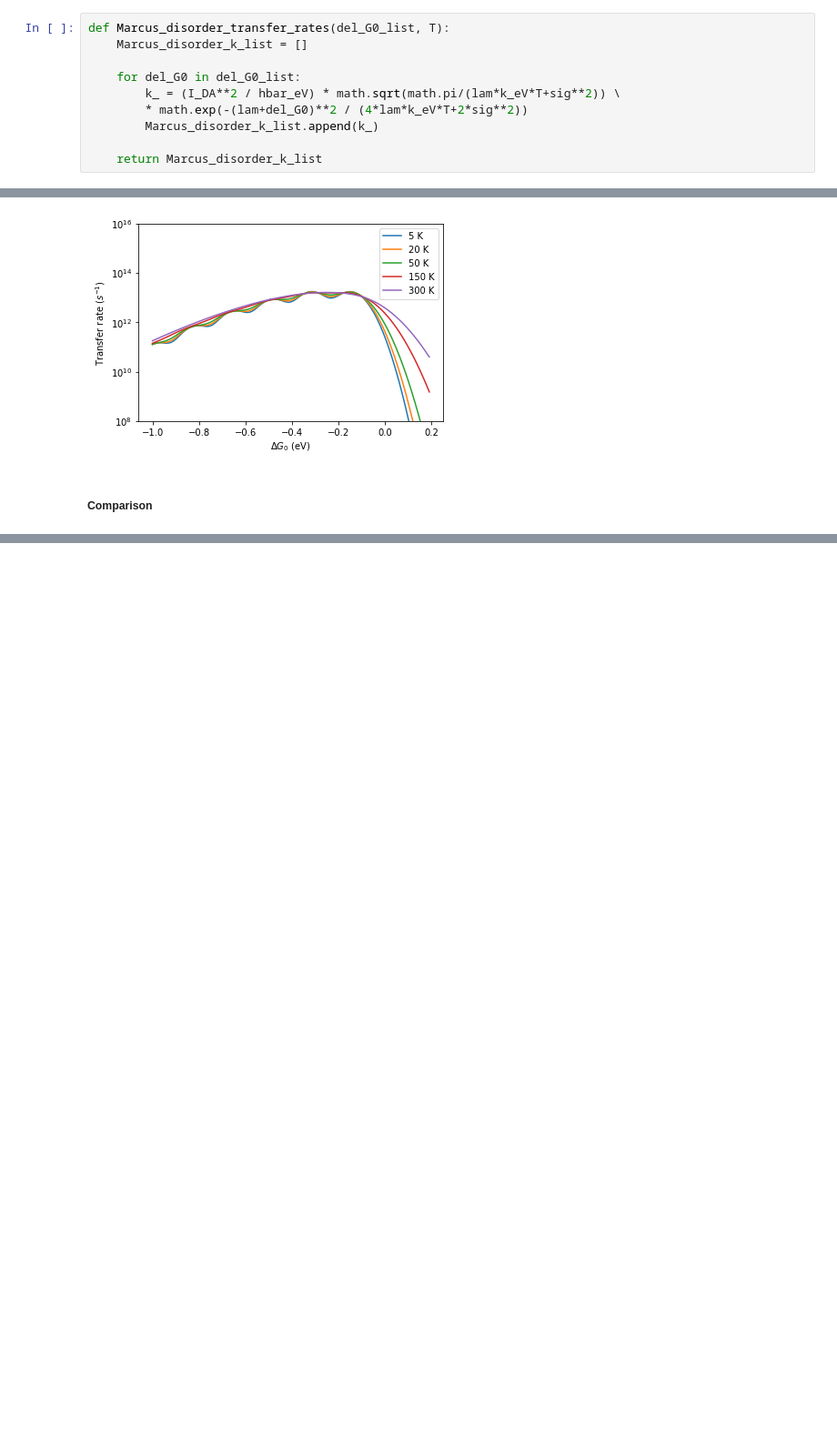
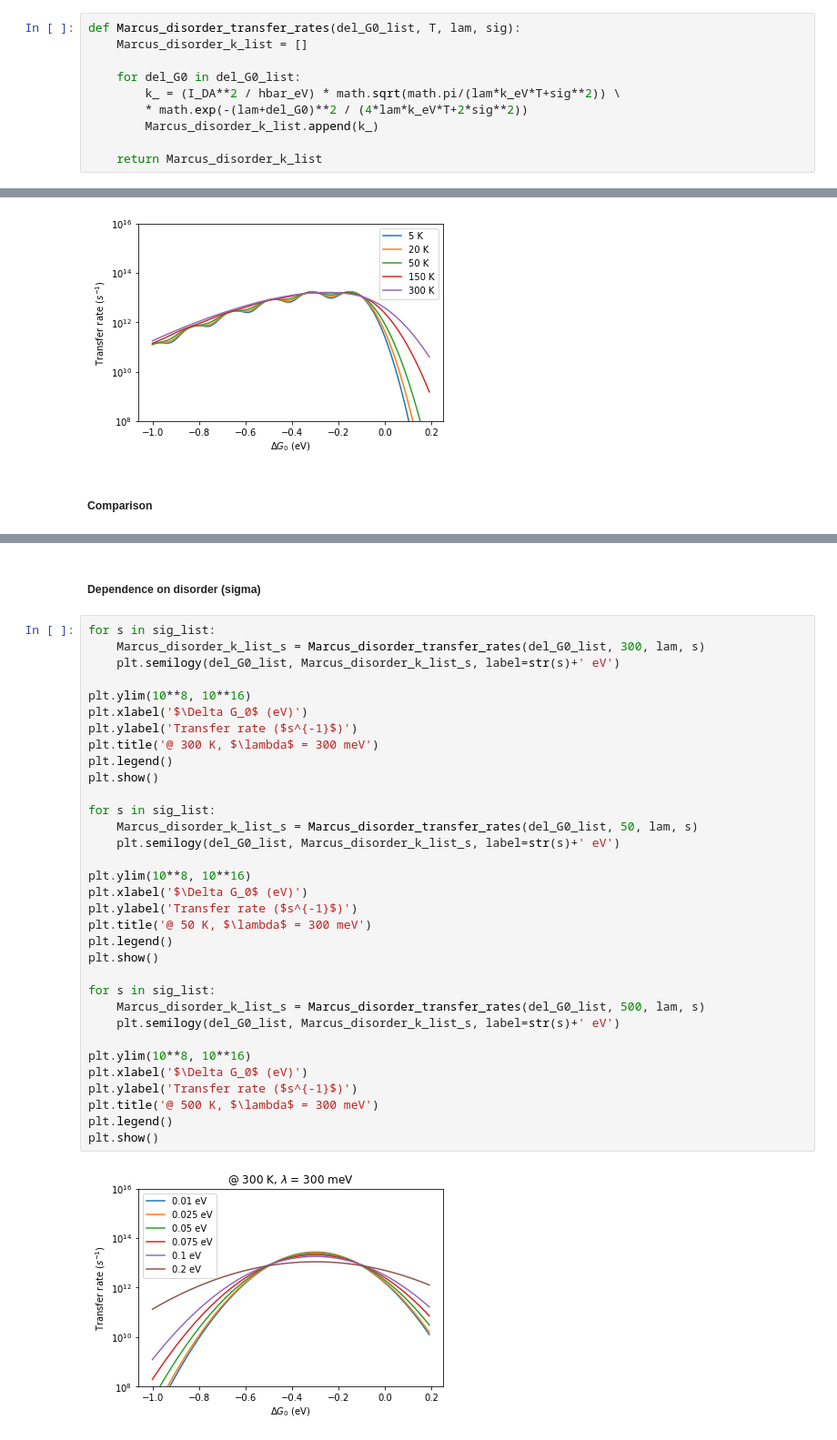
Before and after one commit to annajungbluth/Transition-Rates, a Jupyter notebook: Transition_Rates [Marcus vs. MLJ Theory].ipynb, the cells around one changed output, grey strips where cells are left out. Shown: that part at 91% size. Drawn from its saved outputs; the diff is of its cells as text; blank space fills up the shorter version.

```diff
--- a/Transition_Rates [Marcus vs. MLJ Theory].ipynb
+++ b/Transition_Rates [Marcus vs. MLJ Theory].ipynb
@@ -50,7 +50,7 @@ plt.show()
 # %% [markdown]
 ##### Including Disorder
 # %%
-def Marcus_disorder_transfer_rates(del_G0_list, T):
+def Marcus_disorder_transfer_rates(del_G0_list, T, lam, sig):
     Marcus_disorder_k_list = []
 
     for del_G0 in del_G0_list:
@@ -159,0 +210,37 @@ plt.show()
+# %% [markdown]
+##### Dependence on disorder (sigma)
+# %%
+for s in sig_list:
+    Marcus_disorder_k_list_s = Marcus_disorder_transfer_rates(del_G0_list, 300, lam, s)
+    plt.semilogy(del_G0_list, Marcus_disorder_k_list_s, label=str(s)+' eV')
+
+plt.ylim(10**8, 10**16)
+plt.xlabel('$\Delta G_0$ (eV)')
+plt.ylabel('Transfer rate ($s^{-1}$)')
+plt.title('@ 300 K, $\lambda$ = 300 meV')
+plt.legend()
+plt.show()
+
+for s in sig_list:
+    Marcus_disorder_k_list_s = Marcus_disorder_transfer_rates(del_G0_list, 50, lam, s)
+    plt.semilogy(del_G0_list, Marcus_disorder_k_list_s, label=str(s)+' eV')
+
+plt.ylim(10**8, 10**16)
+plt.xlabel('$\Delta G_0$ (eV)')
+plt.ylabel('Transfer rate ($s^{-1}$)')
+plt.title('@ 50 K, $\lambda$ = 300 meV')
+plt.legend()
+plt.show()
+
+for s in sig_list:
+    Marcus_disorder_k_list_s = Marcus_disorder_transfer_rates(del_G0_list, 500, lam, s)
+    plt.semilogy(del_G0_list, Marcus_disorder_k_list_s, label=str(s)+' eV')
+
+plt.ylim(10**8, 10**16)
+plt.xlabel('$\Delta G_0$ (eV)')
+plt.ylabel('Transfer rate ($s^{-1}$)')
+plt.title('@ 500 K, $\lambda$ = 300 meV')
+plt.legend()
+plt.show()
+# %% [output]
+[figure, added]
```
Also changed, not shown: parts of 27 cells of this notebook.
